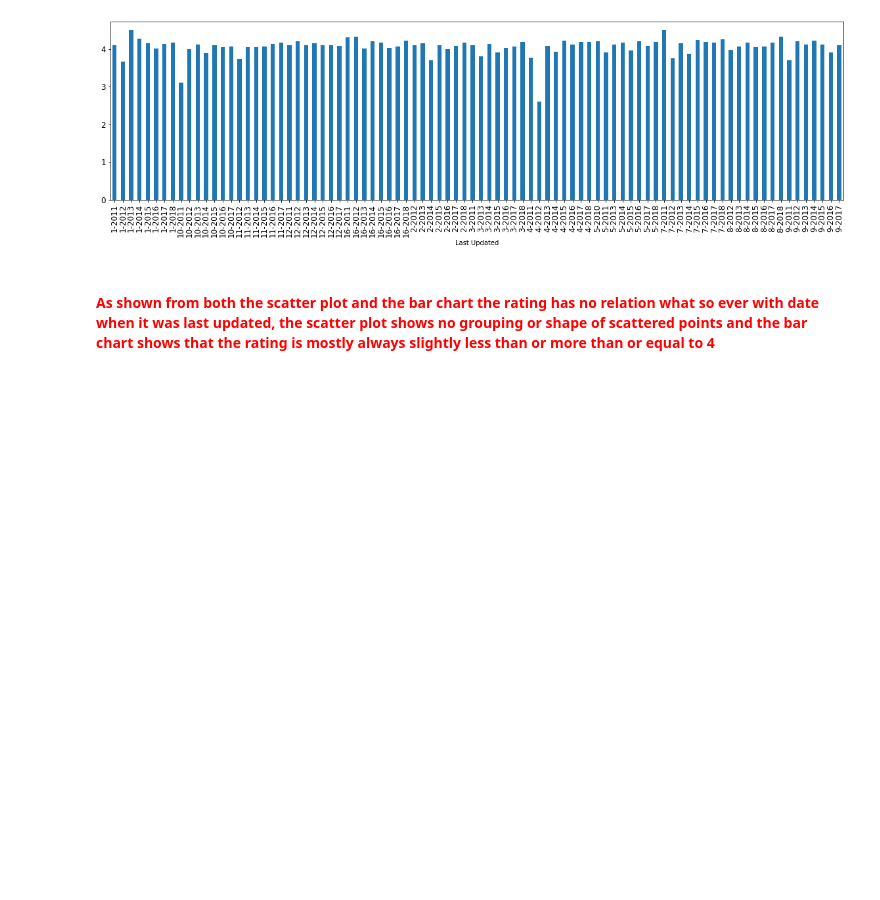
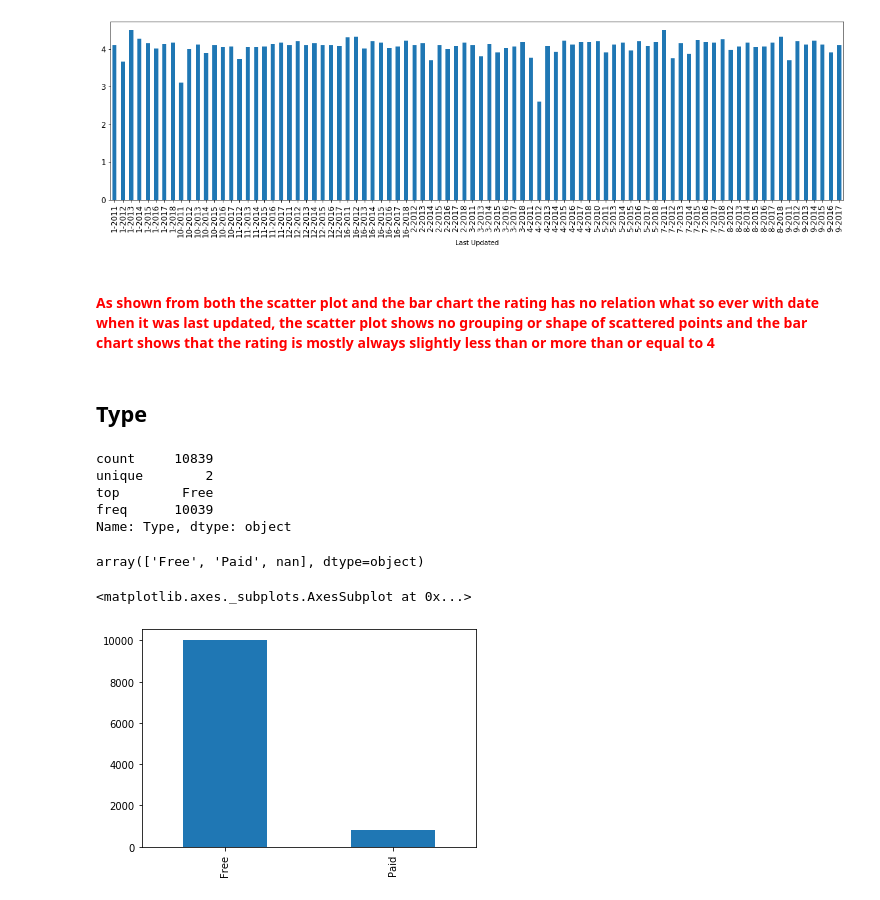
Before and after one commit to yasmeenel3sh/DataEngineeringCourseProject, a Jupyter notebook: google-play-store-apps/Final.ipynb, the cells around one changed output. Saved outputs shown, nothing was run; the diff lists cells and outputs as text; code cells hidden in the pictures; blank space fills up the shorter version.

Commit message:
Integrate Price and Type

```diff
--- a/google-play-store-apps/Final.ipynb
+++ b/google-play-store-apps/Final.ipynb
@@ -834,3 +835,22 @@ data.groupby(['Last Updated']).Rating.mean().plot(kind='bar',figsize=(20,5),font
 #### <span style="color:Red">As shown from both the scatter plot and the bar chart the rating has no relation what so ever with date when it was last updated, the scatter plot shows no grouping or shape of scattered points and the bar chart shows that the rating is mostly always slightly less than or more than or equal to 4</span>
 # %%
 dataSet = data
+# %% [markdown]
+## Type
+# %%
+dataSet['Type'].describe()
+# %% [output]
+count     10839
+unique        2
+top        Free
+freq      10039
+Name: Type, dtype: object
+# %%
+dataSet['Type'].unique()
+# %% [output]
+array(['Free', 'Paid', nan], dtype=object)
+# %%
+dataSet['Type'].value_counts().plot(kind='bar')
+# %% [output]
+<matplotlib.axes._subplots.AxesSubplot at 0x...>
+[figure, added]
```
Also changed, not shown: parts of 34 cells of this notebook.
